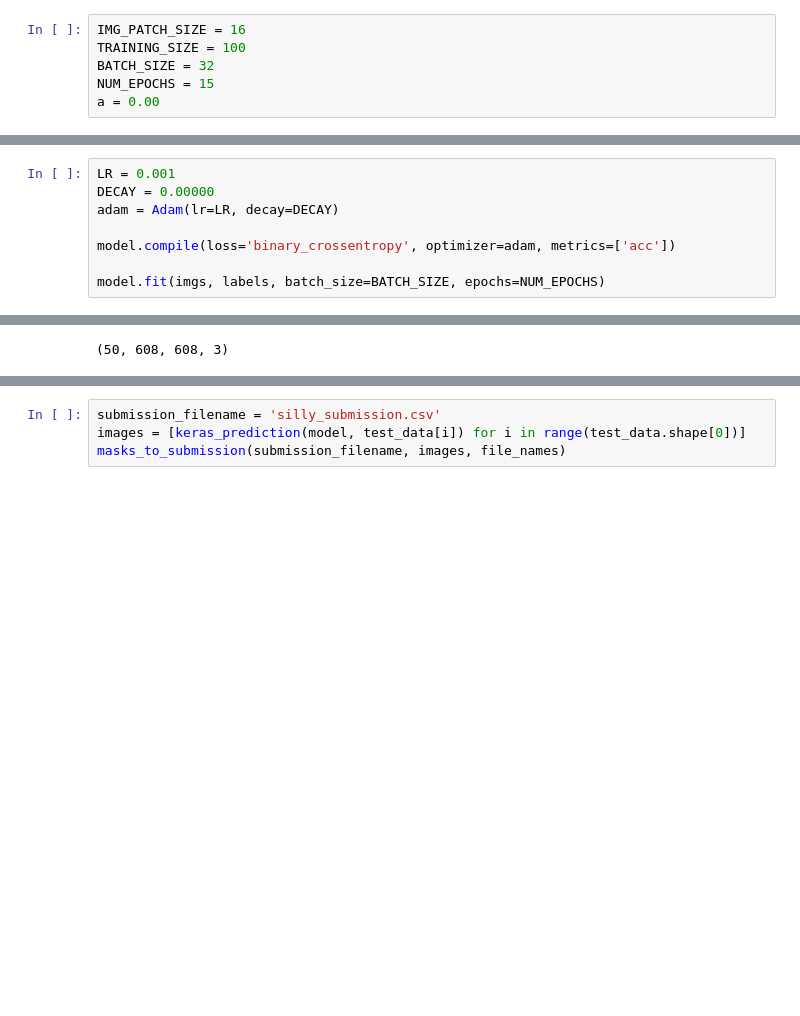
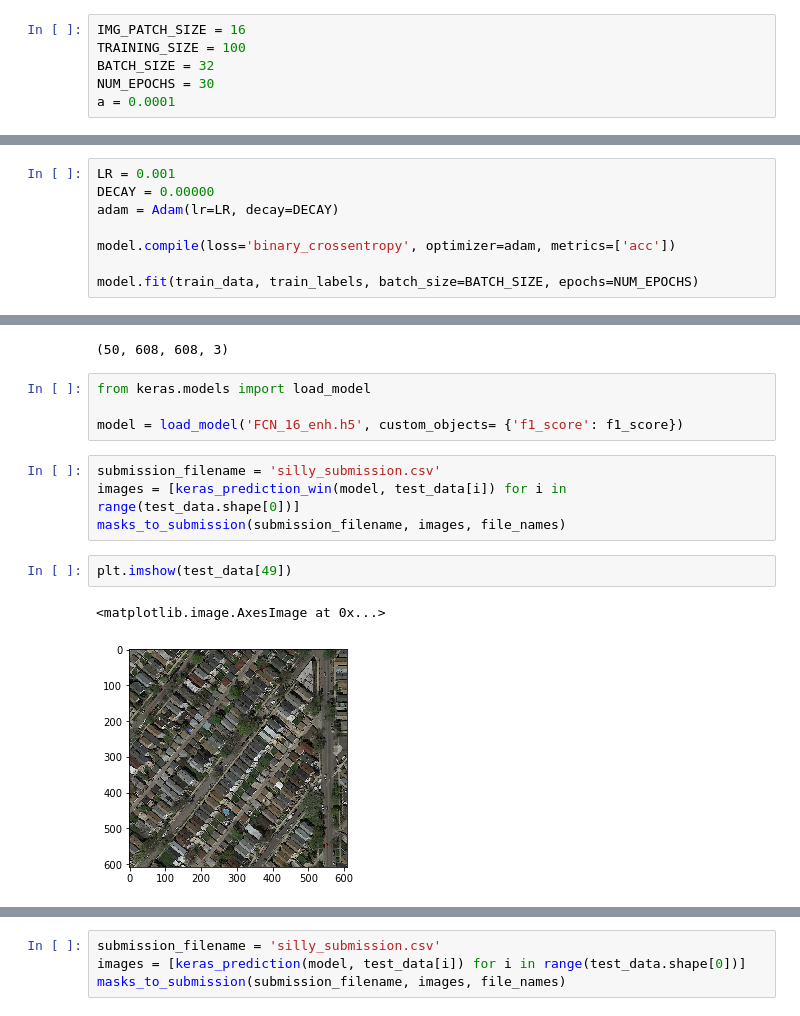
Before and after one commit to ntalabot/EPFML_Project2, a Jupyter notebook: Keras_pg.ipynb, the cells around one changed output, grey strips where cells are left out. Drawn from its saved outputs; the diff is of its cells as text; blank space fills up the shorter version.

```diff
--- a/Keras_pg.ipynb
+++ b/Keras_pg.ipynb
@@ -274,8 +310,8 @@ Model parameters
 IMG_PATCH_SIZE = 16
 TRAINING_SIZE = 100
 BATCH_SIZE = 32
-NUM_EPOCHS = 15
-a = 0.00
+NUM_EPOCHS = 30
+a = 0.0001
 # %%
 data_dir = 'training/'
 train_data_filename = data_dir + 'images/'
@@ -442,5 +502,5 @@ adam = Adam(lr=LR, decay=DECAY)
 
 model.compile(loss='binary_crossentropy', optimizer=adam, metrics=['acc'])
 
-model.fit(imgs, labels, batch_size=BATCH_SIZE, epochs=NUM_EPOCHS)
+model.fit(train_data, train_labels, batch_size=BATCH_SIZE, epochs=NUM_EPOCHS)
 # %% [output]
@@ -536,3 +603,16 @@ test_data, file_names = extract_test_data(test_data_dir, TEST_SIZE)
 test_data.shape
 # %% [output]
 (50, 608, 608, 3)
+# %%
+from keras.models import load_model
+
+model = load_model('FCN_16_enh.h5', custom_objects= {'f1_score': f1_score})
+# %%
+submission_filename = 'silly_submission.csv'
+images = [keras_prediction_win(model, test_data[i]) for i in range(test_data.shape[0])]
+masks_to_submission(submission_filename, images, file_names)
+# %%
+plt.imshow(test_data[49])
+# %% [output]
+<matplotlib.image.AxesImage at 0x...>
+[figure, added]
```
Also changed, not shown: parts of 27 cells of this notebook.
